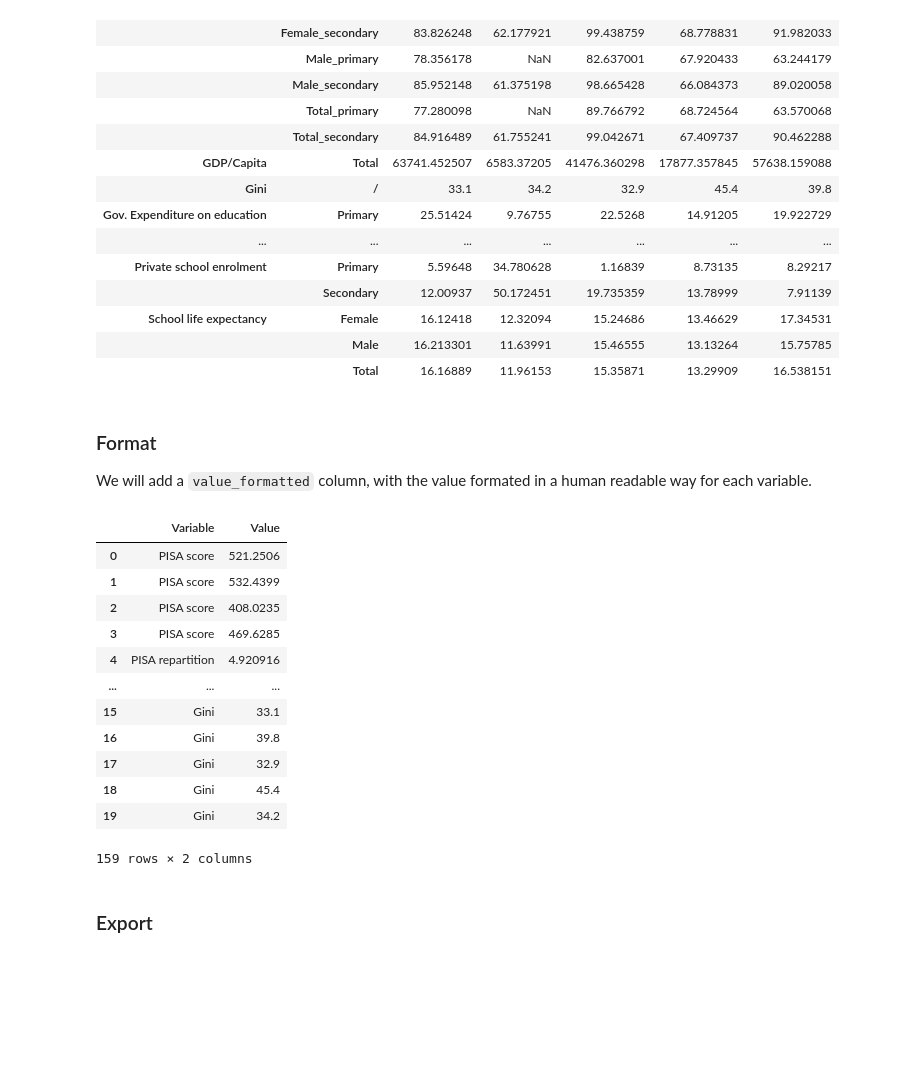
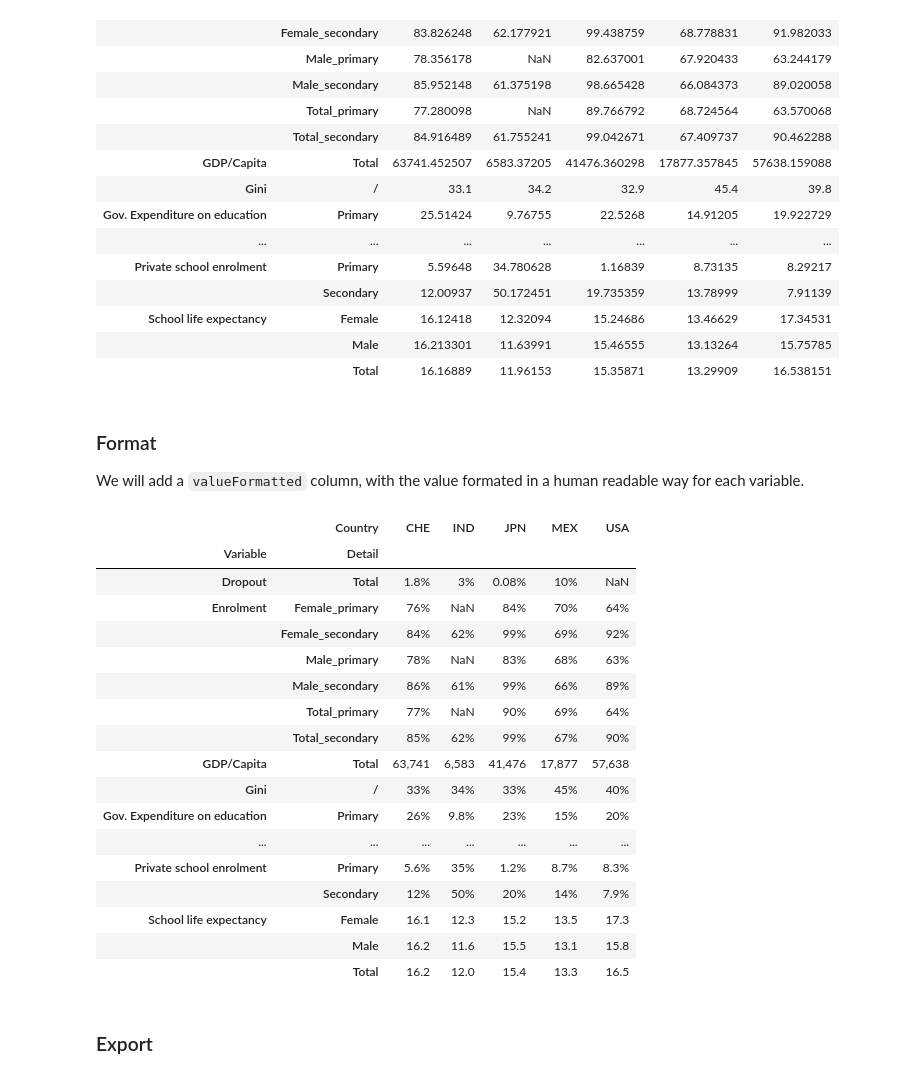
Before and after one commit to com-480-data-visualization/project-2024-school-mappers, a Jupyter notebook: Milestone3_data_processing.ipynb, the cells around one changed output. Drawn from its saved outputs; the diff is of its cells as text; code cells hidden in the pictures; blank space fills up the shorter version.

Commit message:
Add formatted column

```diff
--- a/Milestone3_data_processing.ipynb
+++ b/Milestone3_data_processing.ipynb
@@ -536,43 +536,46 @@ country_data.pivot_table(index=["Variable", "Detail"], columns ="Country", value
 # %% [markdown]
 ### Format
 
-We will add a `value_formatted` column, with the value formated in a human readable way for each variable.
+We will add a `valueFormatted` column, with the value formated in a human readable way for each variable.
 # %%
 format_per_variable = {
     'PISA score': '{:.0f}'.format,
     'PISA repartition': '{:.2g}%'.format,
-    'GDP/Capita': 'PPP$ {:,.0f}'.format,
+    'GDP/Capita': '{:,.0f}'.format,
     'Litteracy rate': '{:.2g}%'.format,
     'Enrolment': '{:.2g}%'.format,
     'Private school enrolment': '{:.2g}%'.format,
     'School life expectancy': '{:.1f}'.format,
     'Gov. Expenditure on education': '{:.2g}%'.format,
     'Population': humanize.intword,
     'Dropout': '{:.2g}%'.format,
     'Name': lambda x:x,
     'HDI Rank': '{:.0f}'.format,
     'HDI': '{:.2f}'.format,
     'Income': '{:.2g}%'.format,
     'Gini': '{:.2g}%'.format
 }
-
-country_data.groupby("Variable")["Value"].apply()
+country_data["valueFormatted"] = country_data.apply(lambda x: format_per_variable[x.Variable](x.Value), axis=1)
+country_data.pivot_table(index=["Variable", "Detail"], columns ="Country", values="value_formatted", aggfunc="first")
+# %% [output]
+|  | Country | CHE | IND | JPN | MEX | USA |
+| Variable | Detail |  |  |  |  |  |
+| Dropout | Total | 1.8% | 3% | 0.08% | 10% | NaN |
+| Enrolment | Female_primary | 76% | NaN | 84% | 70% | 64% |
+|  | Female_secondary | 84% | 62% | 99% | 69% | 92% |
+|  | Male_primary | 78% | NaN | 83% | 68% | 63% |
+|  | Male_secondary | 86% | 61% | 99% | 66% | 89% |
+|  | Total_primary | 77% | NaN | 90% | 69% | 64% |
+|  | Total_secondary | 85% | 62% | 99% | 67% | 90% |
+| GDP/Capita | Total | 63,741 | 6,583 | 41,476 | 17,877 | 57,638 |
+| Gini | / | 33% | 34% | 33% | 45% | 40% |
+| Gov. Expenditure on education | Primary | 26% | 9.8% | 23% | 15% | 20% |
+| ... | ... | ... | ... | ... | ... | ... |
+| Private school enrolment | Primary | 5.6% | 35% | 1.2% | 8.7% | 8.3% |
+|  | Secondary | 12% | 50% | 20% | 14% | 7.9% |
+| School life expectancy | Female | 16.1 | 12.3 | 15.2 | 13.5 | 17.3 |
+|  | Male | 16.2 | 11.6 | 15.5 | 13.1 | 15.8 |
+|  | Total | 16.2 | 12.0 | 15.4 | 13.3 | 16.5 |
-# %%
-country_data[["Variable", "Value"]]
-# %% [output]
-|  | Variable | Value |
-| 0 | PISA score | 521.2506 |
-| 1 | PISA score | 532.4399 |
-| 2 | PISA score | 408.0235 |
-| 3 | PISA score | 469.6285 |
-| 4 | PISA repartition | 4.920916 |
-| ... | ... | ... |
-| 15 | Gini | 33.1 |
-| 16 | Gini | 39.8 |
-| 17 | Gini | 32.9 |
-| 18 | Gini | 45.4 |
-| 19 | Gini | 34.2 |
-159 rows × 2 columns
 # %% [markdown]
 ### Export
 # %%
```
Also changed, not shown: parts of 3 cells of this notebook, 4 other files.
